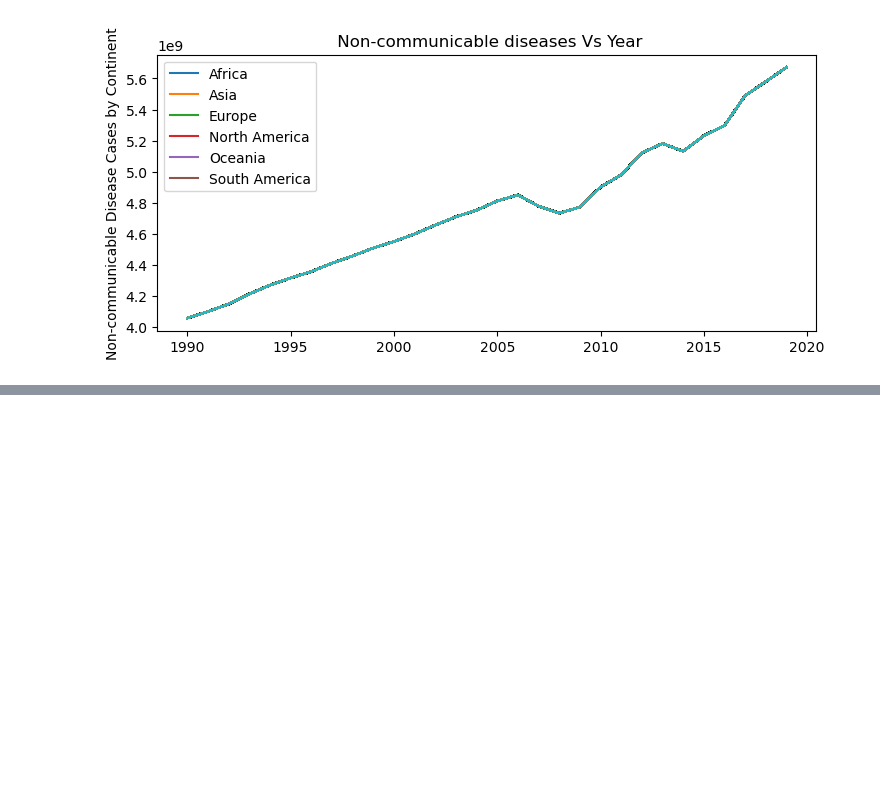
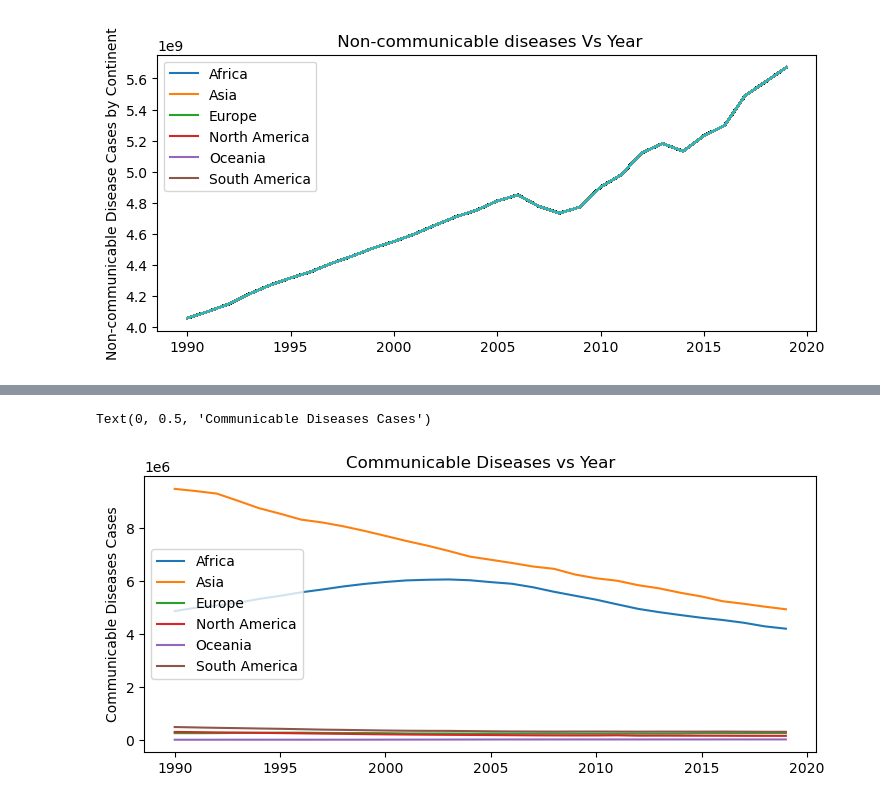
Before and after one commit to apanthari/project_1_group, a Jupyter notebook: Jared A Graphs Project 1.ipynb, the cells around one changed output, grey strips where cells are left out. Drawn from its saved outputs; the diff is of its cells as text; code cells hidden in the pictures; blank space fills up the shorter version.

```diff
--- a/Jared A Graphs Project 1.ipynb
+++ b/Jared A Graphs Project 1.ipynb
@@ -207,0 +461,3 @@ Text(0, 0.5, 'Non-communicable Disease Cases by Continent')
+# %%
+cause_death['Communicable Diseases'] = cause_death['Interpersonal Violence']+cause_death['Drowning']
+cause_death
@@ -207,0 +478,8 @@ Text(0, 0.5, 'Non-communicable Disease Cases by Continent')
+# %%
+cause_death['Communicable Diseases'] = cause_death['Diarrheal Diseases']
+cause_death
+for diseases in communicable.columns[4:-2]:
+    #print(diseases)
+    cause_death['Communicable Diseases'] = cause_death['Communicable Diseases']+cause_death[diseases]
+
+cause_death
@@ -207,0 +500,8 @@ Text(0, 0.5, 'Non-communicable Disease Cases by Continent')
+# %%
+cause_death['Non-Communicable Diseases'] = cause_death['Cardiovascular Diseases']
+cause_death
+for diseases in non_communicable.columns[4:-2]:
+    #print(diseases)
+    cause_death['Non-Communicable Diseases'] = cause_death['Non-Communicable Diseases']+cause_death[diseases]
+
+cause_death
@@ -207,0 +522,8 @@ Text(0, 0.5, 'Non-communicable Disease Cases by Continent')
+# %%
+cause_death['Injuries'] = cause_death['Self-harm']
+cause_death
+for diseases in injuries.columns[4:-2]:
+    #print(diseases)
+    cause_death['Injuries'] = cause_death['Injuries']+cause_death[diseases]
+
+cause_death
@@ -207,0 +544,14 @@ Text(0, 0.5, 'Non-communicable Disease Cases by Continent')
+# %%
+for continent in continent_year.index:
+    #print(continent)
+    cause_continent = cause_death[cause_death['Continent'] == continent]
+    year_continent = cause_continent.groupby('Year').sum()
+    plt.plot(year_continent.index, year_continent['Communicable Diseases'])
+
+
+plt.legend(continent_year.index)
+plt.title('Communicable Diseases vs Year')
+plt.ylabel('Communicable Diseases Cases')
+# %% [output]
+Text(0, 0.5, 'Communicable Diseases Cases')
+[figure, added]
```
Also changed, not shown: parts of 21 cells of this notebook.
